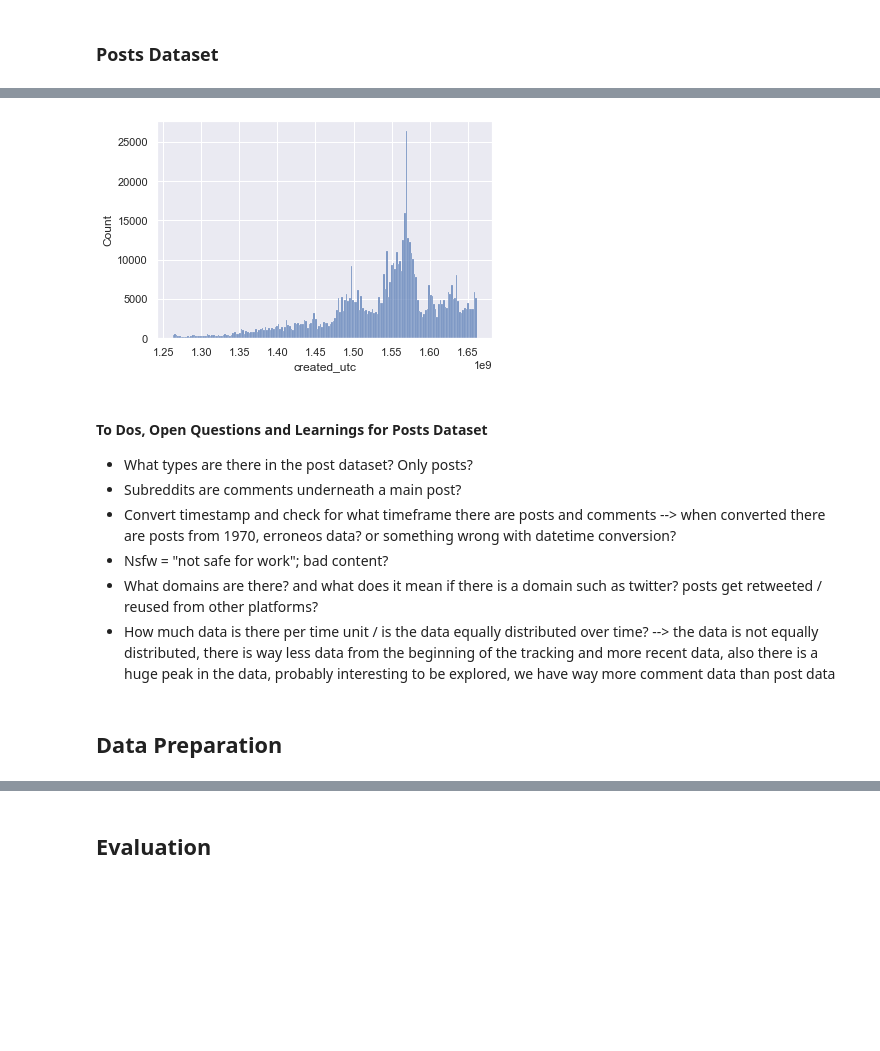
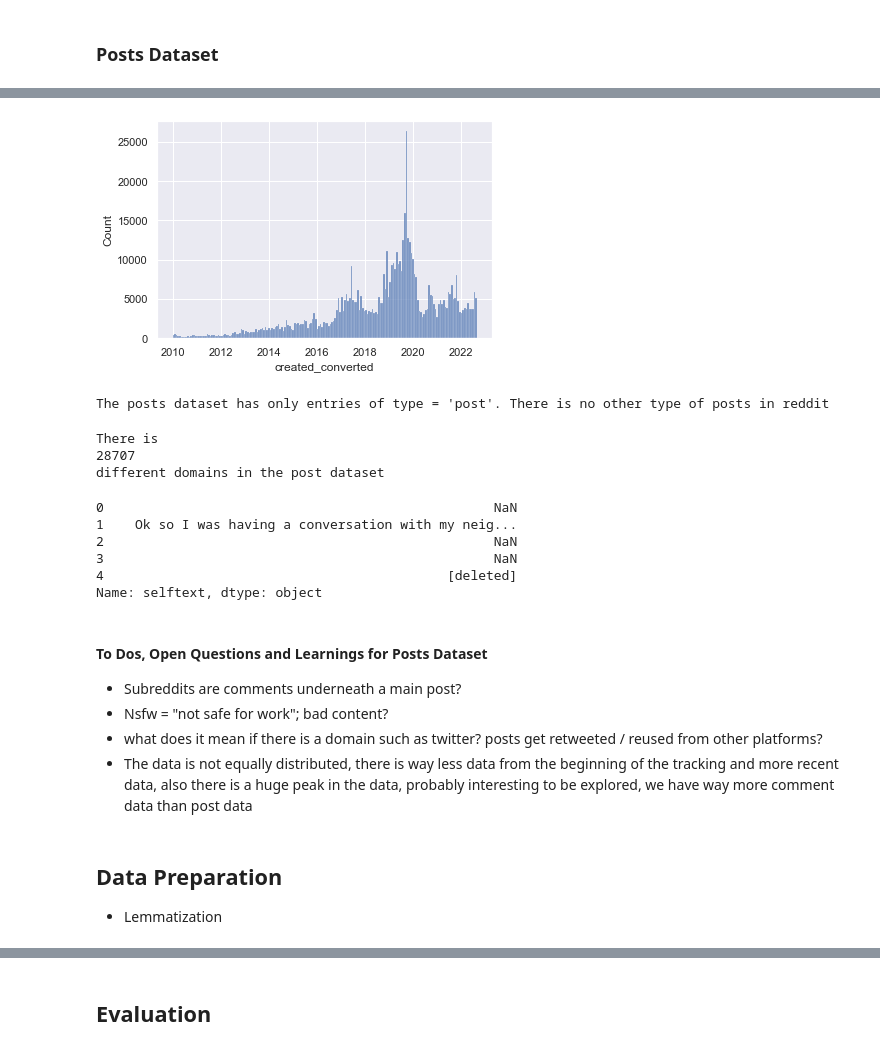
Before and after one commit to anjaghub/datascience_project_2023, a Jupyter notebook: reddit_climate_change.ipynb, the cells around one changed output, grey strips where cells are left out. Saved outputs shown, nothing was run; the diff lists cells and outputs as text; code cells hidden in the pictures; blank space fills up the shorter version.

```diff
--- a/reddit_climate_change.ipynb
+++ b/reddit_climate_change.ipynb
@@ -129,5 +151,5 @@ created_converted    datetime64[ns, UTC]
 dtype: object
 # %%
 # Convert post timestamps and create a date column
-raw_posts['created_converted'] = pd.to_datetime(raw_posts['created_utc'], utc=True)
-raw_posts['created_date'] = pd.to_datetime(raw_posts['created_converted']).dt.normalize()
+raw_posts['created_converted'] = pd.to_datetime(raw_posts['created_utc'], utc=True, unit='s')
+raw_posts['created_date'] = pd.to_datetime(raw_posts['created_converted']).dt.normalize() # gets rid of the timestamp inside the date
@@ -134,17 +170,41 @@ raw_posts['created_date'] = pd.to_datetime(raw_posts['created_converted']).dt.no
 # %%
 # Distribution of datapoints
 sns.set(style="darkgrid")
-sns.histplot(data=raw_posts, x="created_utc")
+sns.histplot(data=raw_posts, x="created_converted")
 plt.show()
 # %% [output]
-[figure, old version]
+[figure, new version]
+# %%
+# Post types
+distinct_post_types = raw_posts["type"].unique()
+print("The posts dataset has only entries of type = 'post'. There is no other type of posts in reddit")
+# %% [output]
+The posts dataset has only entries of type = 'post'. There is no other type of posts in reddit
+# %%
+# Domain types
+distinct_domains = raw_posts["domain"].unique()
+print("There is ")
+print(len(distinct_domains))
+print("different domains in the post dataset")
+# %% [output]
+There is
+28707
+different domains in the post dataset
+# %%
+print(raw_posts["selftext"].head())
+# %% [output]
+0                                                  NaN
+1    Ok so I was having a conversation with my neig...
+2                                                  NaN
+3                                                  NaN
+4                                            [deleted]
+Name: selftext, dtype: object
 # %% [markdown]
 #### To Dos, Open Questions and Learnings for Posts Dataset
-- What types are there in the post dataset? Only posts?
 - Subreddits are comments underneath a main post?
-- Convert timestamp and check for what timeframe there are posts and comments --> when converted there are posts from 1970, erroneos data? or something wrong with datetime conversion?
 - Nsfw = "not safe for work"; bad content?
-- What domains are there? and what does it mean if there is a domain such as twitter? posts get retweeted / reused from other platforms?
-- How much data is there per time unit / is the data equally distributed over time? --> the data is not equally distributed, there is way less data from the beginning of the tracking and more recent data, also there is a huge peak in the data, probably interesting to be explored, we have way more comment data than post data
+- what does it mean if there is a domain such as twitter? posts get retweeted / reused from other platforms?
+- The data is not equally distributed, there is way less data from the beginning of the tracking and more recent data, also there is a huge peak in the data, probably interesting to be explored, we have way more comment data than post data
 # %% [markdown]
 ## Data Preparation
+- Lemmatization
```
Also changed, not shown: parts of 10 cells of this notebook.
